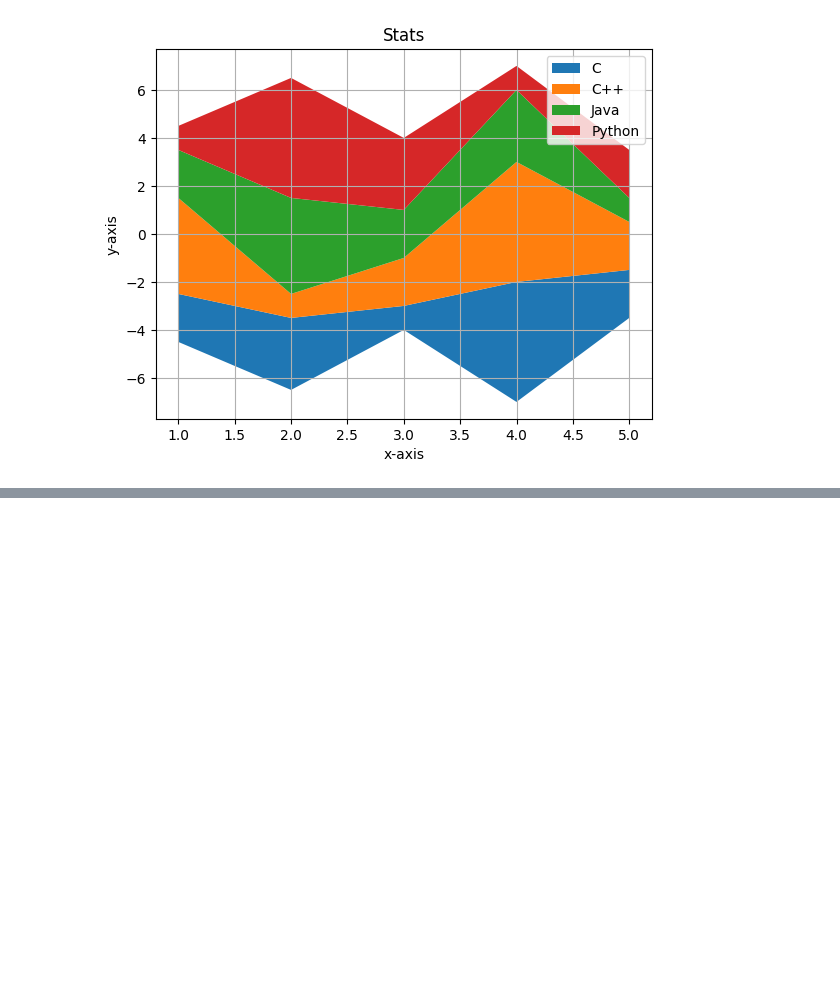
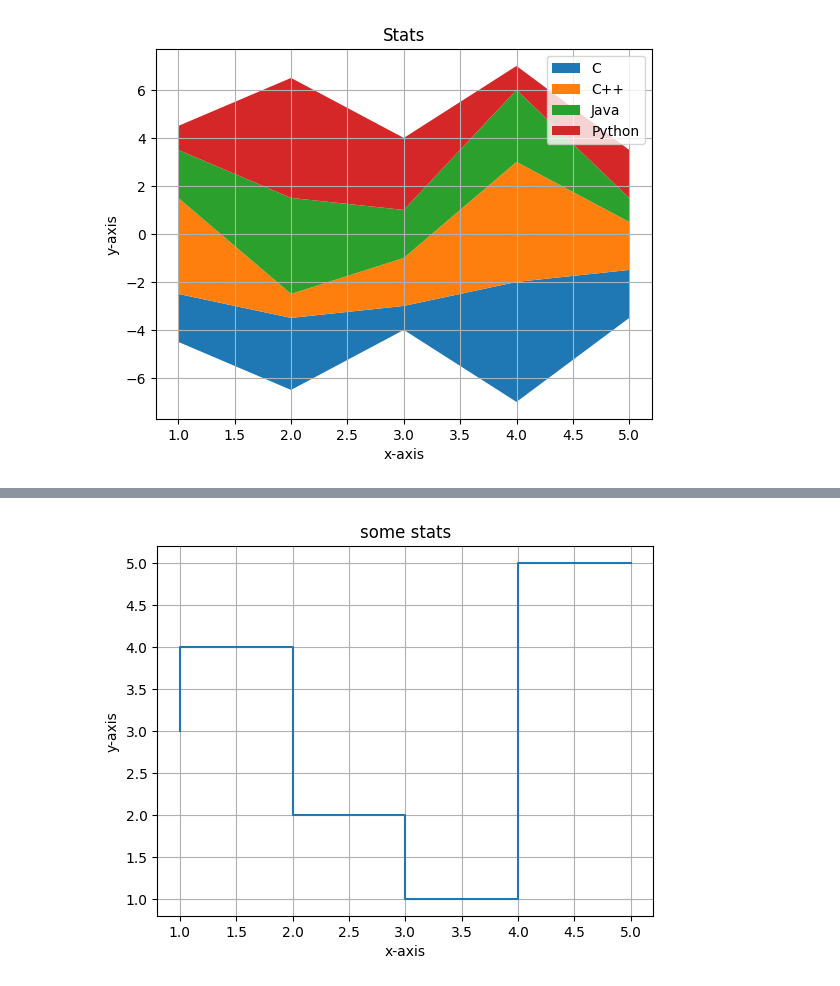
Before and after one commit to Tanay-Dwivedi/DADS-practice, a Jupyter notebook: Python/Matplotlib/matplotlib_practice2.ipynb, the cells around one changed output, grey strips where cells are left out. Saved outputs shown, nothing was run; the diff lists cells and outputs as text; code cells hidden in the pictures; blank space fills up the shorter version.

```diff
--- a/Python/Matplotlib/matplotlib_practice2.ipynb
+++ b/Python/Matplotlib/matplotlib_practice2.ipynb
@@ -275,0 +299,14 @@ plt.show()
+# %%
+# labels and title
+
+x = [1,2,3,4,5]
+y = [3,4,2,1,5]
+
+plt.step(x,y)
+plt.xlabel("x-axis")
+plt.ylabel("y-axis")
+plt.title("some stats")
+plt.grid()
+plt.show()
+# %% [output]
+[figure, added]
```
Also changed, not shown: parts of 6 cells of this notebook.
